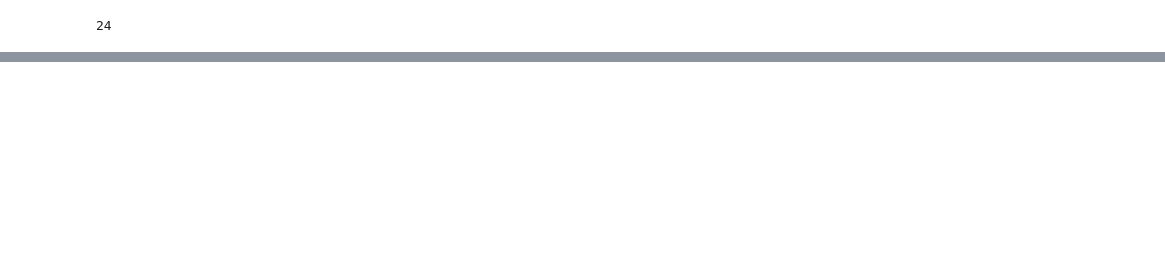
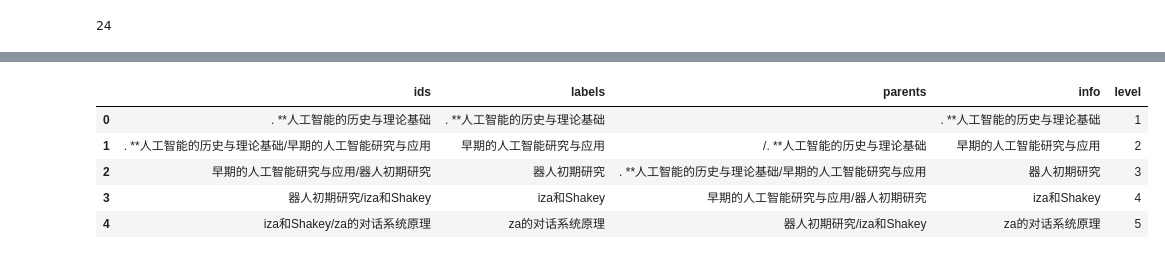
Before and after one commit to bananea20/treemap, a Jupyter notebook: test4.ipynb, the cells around one changed output, grey strips where cells are left out. Cells and saved outputs as stored; diff of their text form; code cells hidden in the pictures; blank space fills up the shorter version.

```diff
--- a/test4.ipynb
+++ b/test4.ipynb
@@ -277,0 +361,10 @@ df
+# %%
+def read_markdown_file(file_path):
+    with open(file_path, 'r', encoding='utf-8') as file:
+        # 使用列表推导式去掉每行的换行符
+        return [line.rstrip('\n') for line in file.readlines()]
+
+md_lines = read_markdown_file('test1.md')
+
+df = markdown_to_df(md_lines)
+print(df)
@@ -277,0 +389,9 @@ df
+# %%
+df.head(5)
+# %% [output]
+|  | ids | labels | parents | info | level |
+| 0 | . **人工智能的历史与理论基础 | . **人工智能的历史与理论基础 |  | . **人工智能的历史与理论基础 | 1 |
+| 1 | . **人工智能的历史与理论基础/早期的人工智能研究与应用 | 早期的人工智能研究与应用 | /. **人工智能的历史与理论基础 | 早期的人工智能研究与应用 | 2 |
+| 2 | 早期的人工智能研究与应用/器人初期研究 | 器人初期研究 | . **人工智能的历史与理论基础/早期的人工智能研究与应用 | 器人初期研究 | 3 |
+| 3 | 器人初期研究/iza和Shakey | iza和Shakey | 早期的人工智能研究与应用/器人初期研究 | iza和Shakey | 4 |
+| 4 | iza和Shakey/za的对话系统原理 | za的对话系统原理 | 器人初期研究/iza和Shakey | za的对话系统原理 | 5 |
```
Also changed, not shown: parts of 12 cells of this notebook, 1 other file.
